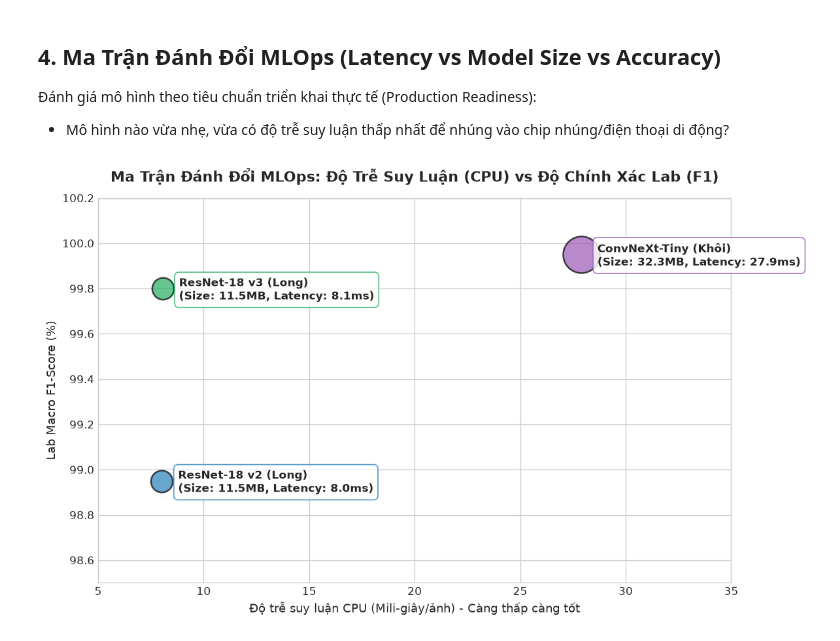
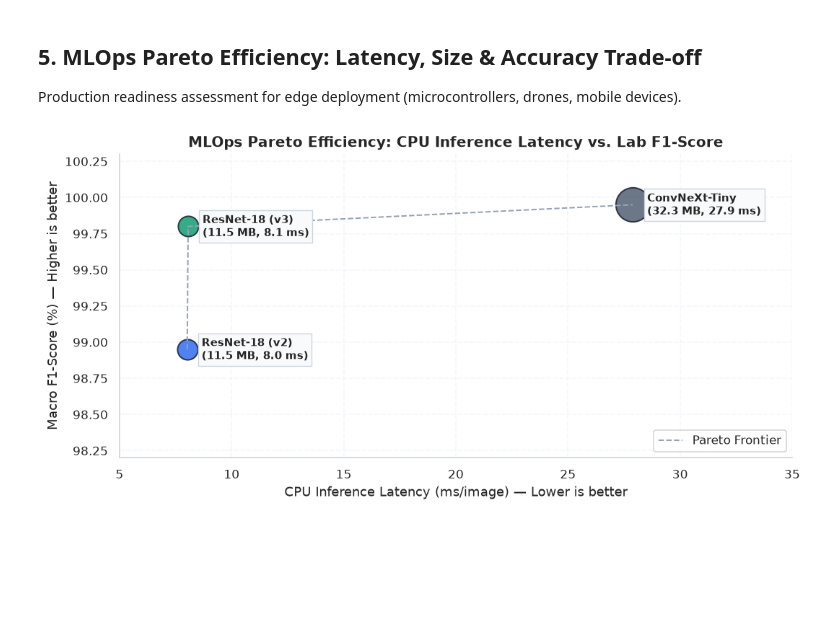
Before and after one commit to Longcodepro/plant-disease-ml, a Jupyter notebook: notebooks/07_model_evaluation_and_analysis.ipynb, the cells around one changed output. Drawn from its saved outputs; the diff is of its cells as text; code cells hidden in the pictures; blank space fills up the shorter version.

```diff
--- a/notebooks/07_model_evaluation_and_analysis.ipynb
+++ b/notebooks/07_model_evaluation_and_analysis.ipynb
@@ -160,30 +231,38 @@ plt.show()
-# %% [markdown]
-## 4. Ma Trận Đánh Đổi MLOps (Latency vs Model Size vs Accuracy)
-Đánh giá mô hình theo tiêu chuẩn triển khai thực tế (Production Readiness):
-* Mô hình nào vừa nhẹ, vừa có độ trễ suy luận thấp nhất để nhúng vào chip nhúng/điện thoại di động?
+# %% [markdown]
+## 5. MLOps Pareto Efficiency: Latency, Size & Accuracy Trade-off
+Production readiness assessment for edge deployment (microcontrollers, drones, mobile devices).
 # %%
-fig, ax = plt.subplots(figsize=(10, 6), dpi=120)
+fig, ax = plt.subplots(figsize=(9, 4.5), dpi=120)
 
-deploy_data = [
-    {'name': 'ConvNeXt-Tiny (Khôi)', 'latency': 27.89, 'f1': 99.95, 'size_mb': 32.3, 'color': '#9b59b6'},
-    {'name': 'ResNet-18 v2 (Long)', 'latency': 8.02, 'f1': 98.95, 'size_mb': 11.5, 'color': '#2980b9'},
-    {'name': 'ResNet-18 v3 (Long)', 'latency': 8.06, 'f1': 99.80, 'size_mb': 11.5, 'color': '#27ae60'}
+models_pareto = [
+    {"name": "ConvNeXt-Tiny", "lat": 27.89, "f1": 99.95, "size": 32.3, "color": "#475569"},
+    {"name": "ResNet-18 (v2)", "lat": 8.02, "f1": 98.95, "size": 11.5, "color": "#2563eb"},
+    {"name": "ResNet-18 (v3)", "lat": 8.06, "f1": 99.80, "size": 11.5, "color": "#059669"}
 ]
 
-for d in deploy_data:
-    scatter = ax.scatter(d['latency'], d['f1'], s=d['size_mb'] * 35, color=d['color'], alpha=0.7, edgecolors='black', linewidth=1.5)
-    ax.annotate(f"{d['name']}\n(Size: {d['size_mb']}MB, Latency: {d['latency']:.1f}ms)",
-                (d['latency'], d['f1']),
-                textcoords='offset points', xytext=(15, -10), ha='left', fontsize=10, fontweight='bold',
-                bbox=dict(boxstyle='round,pad=0.4', fc='white', alpha=0.8, ec=d['color']))
+# Vẽ các điểm phân tán đại diện cho các mô hình
+for m in models_pareto:
+    ax.scatter(m["lat"], m["f1"], s=m["size"] * 25, color=m["color"], alpha=0.8, edgecolors="#0f172a", linewidth=1.2)
+    ax.annotate(f"{m['name']}\n({m['size']} MB, {m['lat']:.1f} ms)",
+                (m["lat"], m["f1"]),
+                textcoords="offset points", xytext=(12, -8),
+                fontsize=9, fontweight="bold",
+                bbox=dict(boxstyle="square,pad=0.3", fc="#f8fafc", ec="#cbd5e1", lw=0.8))
 
-ax.set_title('Ma Trận Đánh Đổi MLOps: Độ Trễ Suy Luận (CPU) vs Độ Chính Xác Lab (F1)', fontsize=13, fontweight='bold', pad=15)
-ax.set_xlabel('Độ trễ suy luận CPU (Mili-giây/ảnh) - Càng thấp càng tốt', fontsize=11)
-ax.set_ylabel('Lab Macro F1-Score (%)', fontsize=11)
+# Vẽ đường Pareto Frontier kết nối các điểm tối ưu
+pareto_lat = [8.02, 8.06, 27.89]
+pareto_f1 = [98.95, 99.80, 99.95]
+ax.plot(pareto_lat, pareto_f1, color="#94a3b8", linestyle="--", linewidth=1.2, label="Pareto Frontier")
+
+ax.set_title("MLOps Pareto Efficiency: CPU Inference Latency vs. Lab F1-Score")
+ax.set_xlabel("CPU Inference Latency (ms/image) — Lower is better")
+ax.set_ylabel("Macro F1-Score (%) — Higher is better")
 ax.set_xlim(5, 35)
-ax.set_ylim(98.5, 100.2)
+ax.set_ylim(98.2, 100.3)
+ax.legend(loc="lower right", frameon=True)
+sns.despine(ax=ax)
 
 plt.tight_layout()
 plt.show()
 # %% [output]
-[figure, old version]
+[figure, new version]
```
Also changed, not shown: parts of 16 cells of this notebook, 3 other files.
